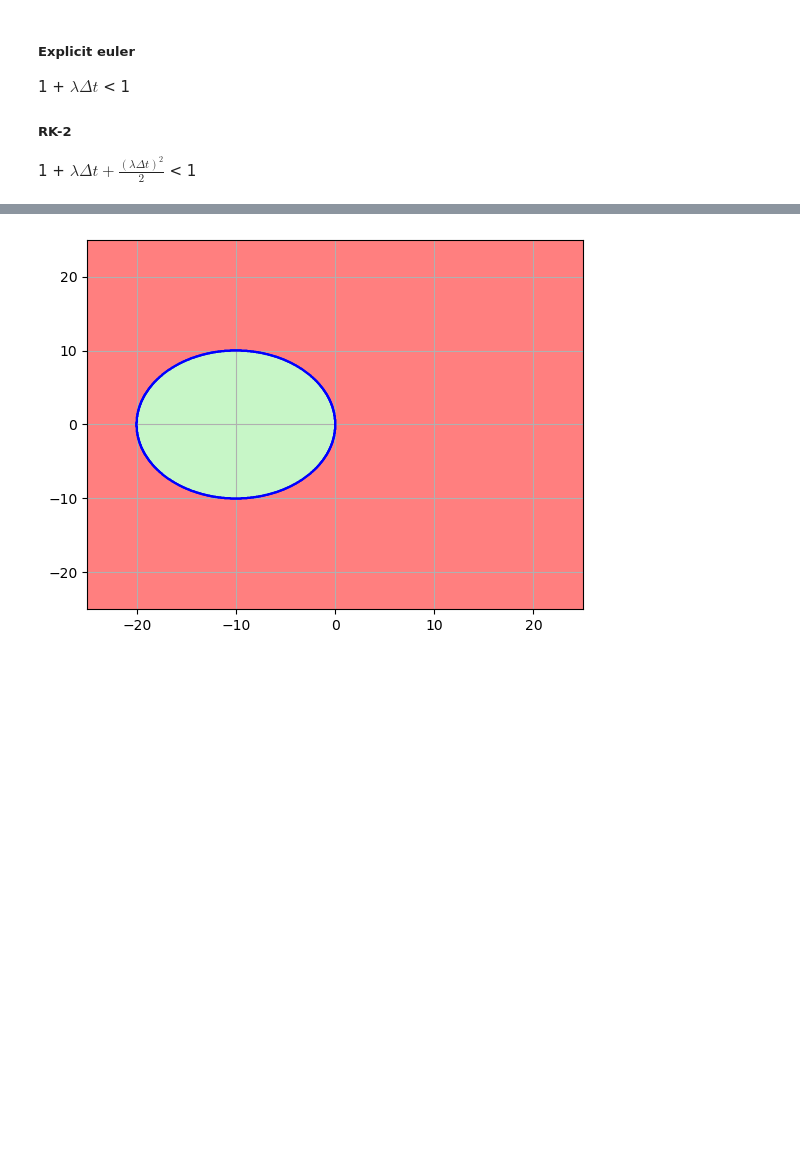
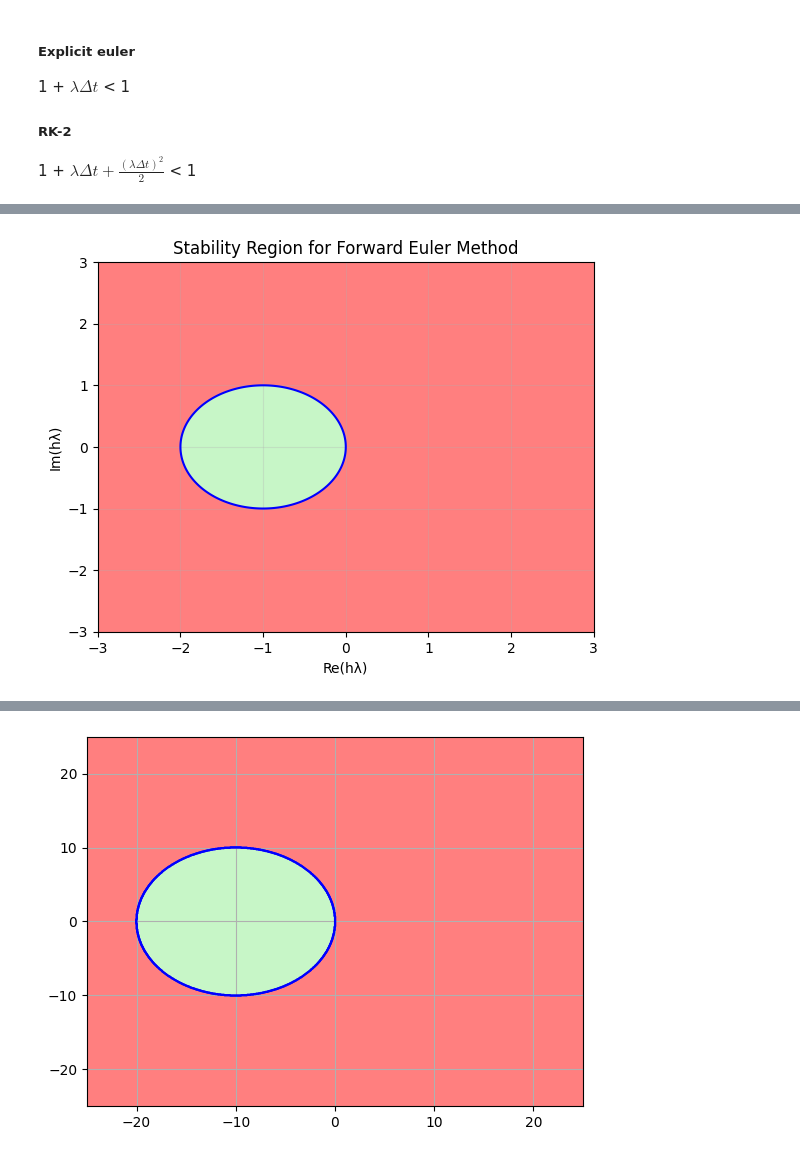
Before and after one commit to VogelBenjamin/Integration-of-Stiff-ODEs, a Jupyter notebook: Integration of stiff ODE-Curtis_Hirschfelder.ipynb, the cells around one changed output, grey strips where cells are left out. Cells and saved outputs as stored; diff of their text form; code cells hidden in the pictures; blank space fills up the shorter version.

Commit message:
Add files via upload
Update on Stability Region

```diff
--- a/Integration of stiff ODE-Curtis_Hirschfelder.ipynb
+++ b/Integration of stiff ODE-Curtis_Hirschfelder.ipynb
@@ -148,0 +200,24 @@ visualize_IVP(*IVP(model,5,0.1,10,forward_euler), "Verify implementation")
+# %%
+# Explicit Eular Stability region.
+def forward_stability():
+    x_space = np.linspace(-3, 3, 500)
+    y_space = np.linspace(-3, 3, 500)
+    X, Y = np.meshgrid(x_space, y_space)
+
+    # Stability condition: Circle centered at (-1, 0) with radius 1
+    condition = (1+X)**2 + Y**2
+
+    plt.contourf(X, Y, condition, levels=[0, 1], colors=['lightgreen'], alpha=0.5)
+    plt.contourf(X, Y, condition, levels=[1, 100], colors=['red'], alpha=0.5)
+    plt.contour(X, Y, condition, levels=[1], colors='blue', linewidths=1.5)
+
+    plt.xlim(-3, 3)
+    plt.ylim(-3, 3)
+    plt.title('Stability Region for Forward Euler Method', fontsize=12)
+    plt.xlabel('Re(hλ)', fontsize=10)
+    plt.ylabel('Im(hλ)', fontsize=10)
+    plt.grid(alpha=0.3)
+
+forward_stability()
+# %% [output]
+[figure, added]
```
Also changed, not shown: parts of 13 cells of this notebook.
